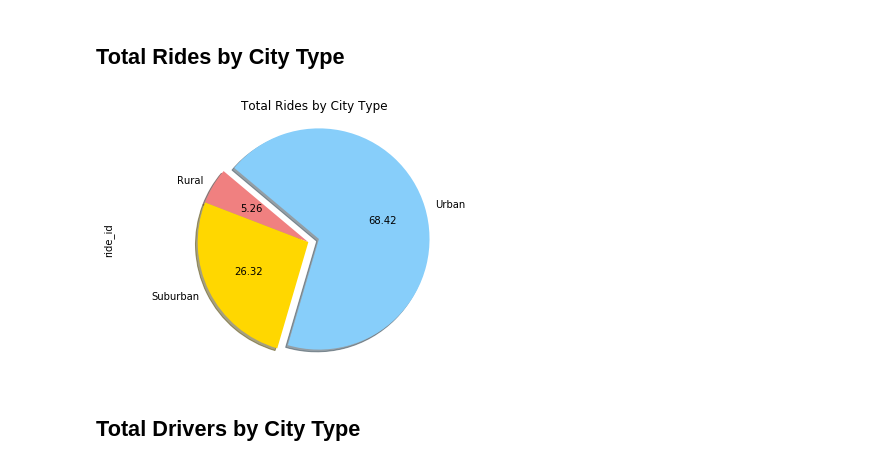
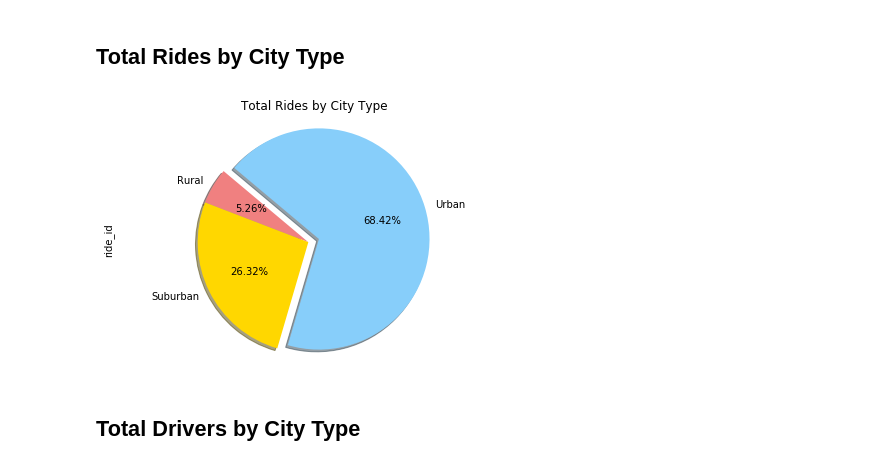
Before and after one commit to ayang2012/Northwestern-DS, a Jupyter notebook: HW5_Matplotlib/Pyber/pyber_starter.ipynb, the cells around one changed output. Cells and saved outputs as stored; diff of their text form; code cells hidden in the pictures.

```diff
--- a/HW5_Matplotlib/Pyber/pyber_starter.ipynb
+++ b/HW5_Matplotlib/Pyber/pyber_starter.ipynb
@@ -110,17 +132,17 @@ plt.savefig("total_fares_by_city_type.png")
 # %%
 ride_city = all_df.copy()
 data = ride_city.groupby('type').sum()['ride_id']/ride_city['ride_id'].sum()*100
 # ride_city
 # Build Pie Chart
 # plt.pie(ride_city['%'], shadow=True)
-data.plot(kind = 'pie', y = data.keys, explode=(0,0,0.1),autopct='%.2f',title='Total Rides by City Type', colors = ['lightcoral', 'gold', 'lightskyblue'],shadow= True,startangle=140, labels=data.index)
+data.plot(kind = 'pie', y = data.keys, explode=(0,0,0.1),autopct='%.2f%%',title='Total Rides by City Type', colors = ['lightcoral', 'gold', 'lightskyblue'],shadow= True,startangle=140, labels=data.index)
 plt.tight_layout()
 plt.axis('equal')
 
 # Save Figure
 plt.savefig("total_rides_by_city_type.png")
 # %% [output]
-[figure, old version]
+[figure, new version]
 # %% [markdown]
 ## Total Drivers by City Type
 # %%
```
Also changed, not shown: parts of 1 cell of this notebook, 1 other file.
